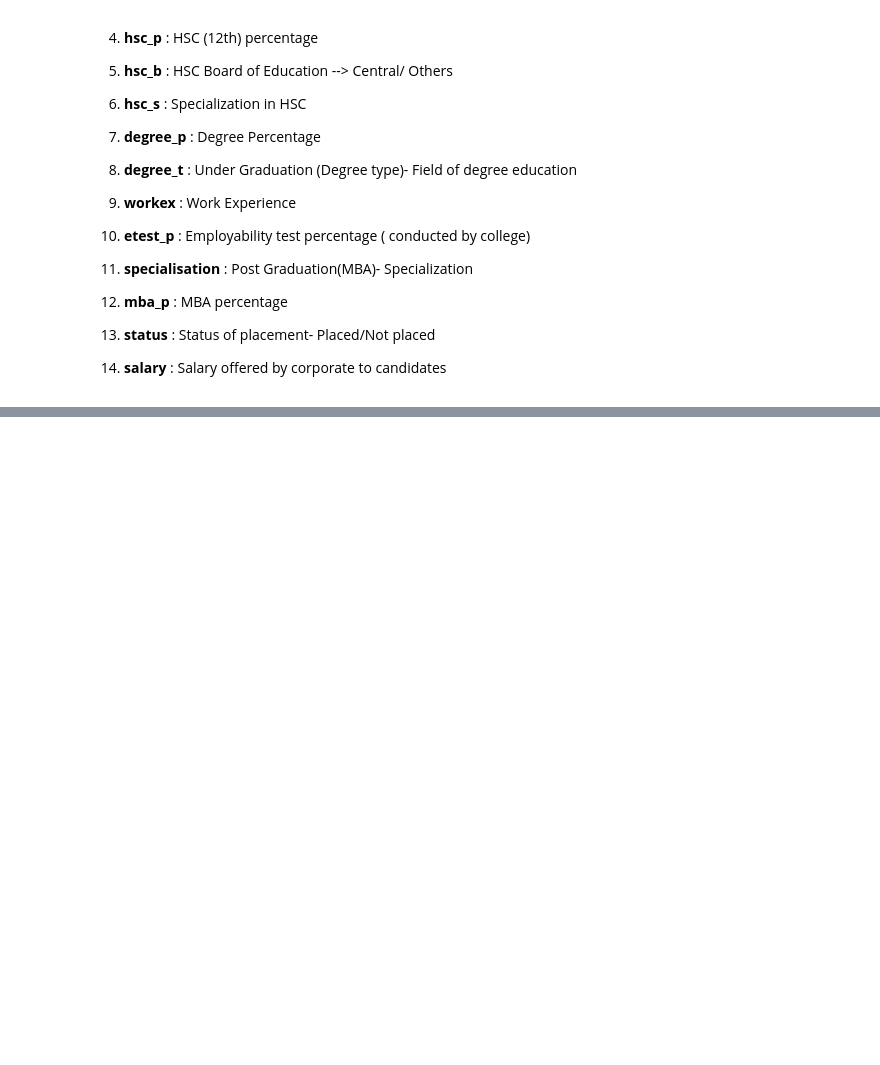
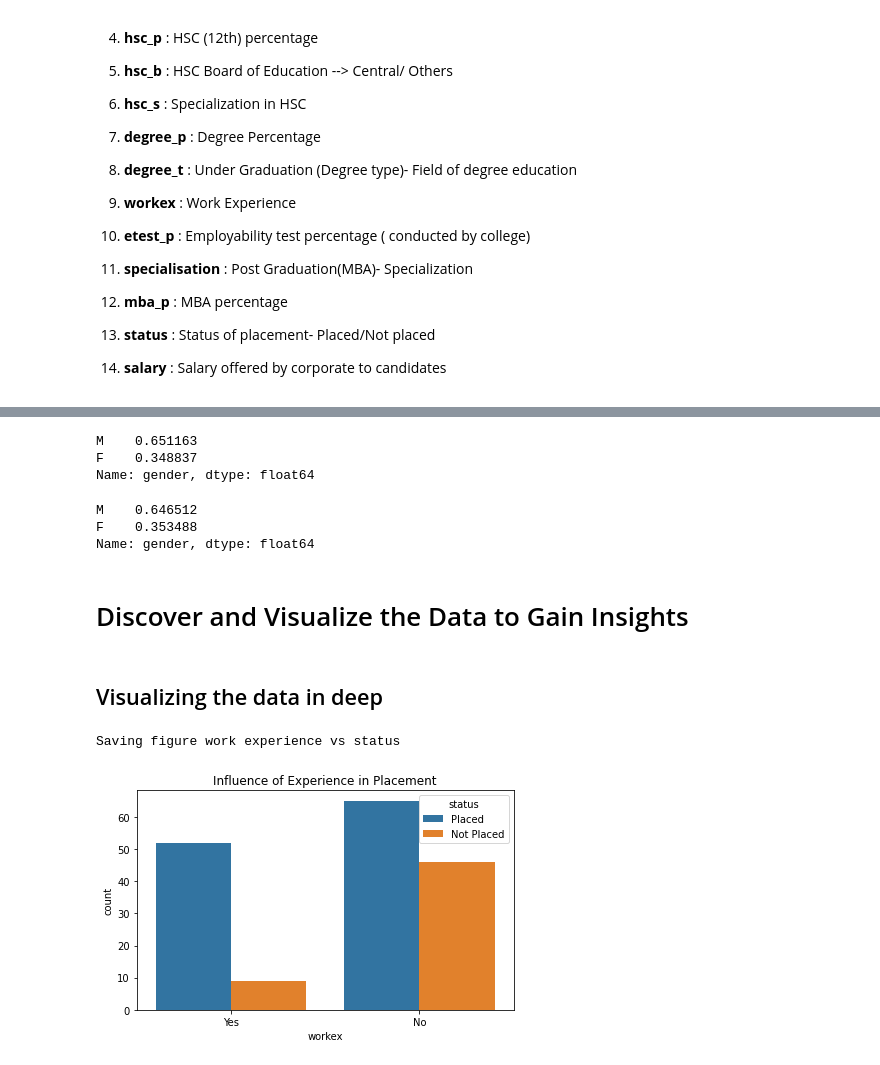
Before and after one commit to Kirushikesh/Campus_Recruitment_Prediction, a Jupyter notebook: CR_Machine_Learning.ipynb, the cells around one changed output, grey strips where cells are left out. Drawn from its saved outputs; the diff is of its cells as text; code cells hidden in the pictures; blank space fills up the shorter version.

```diff
--- a/CR_Machine_Learning.ipynb
+++ b/CR_Machine_Learning.ipynb
@@ -778,0 +194,35 @@ Using **SHAP** explains how each feature impacts the output of the model
+# %%
+#Stratified sampling can also be done using sklearn train_test_split using the parameter stratify
+from sklearn.model_selection import StratifiedShuffleSplit
+
+split = StratifiedShuffleSplit(n_splits=1, test_size=0.2, random_state=42)
+for train_index, test_index in split.split(recruitment, recruitment["gender"]):
+    strat_train_set = recruitment.loc[train_index]
+    strat_test_set = recruitment.loc[test_index]
+# %%
+strat_test_set["gender"].value_counts() / len(strat_test_set)
+# %% [output]
+M    0.651163
+F    0.348837
+Name: gender, dtype: float64
+# %%
+recruitment['gender'].value_counts() / len(recruitment)
+# %% [output]
+M    0.646512
+F    0.353488
+Name: gender, dtype: float64
+# %% [markdown]
+# Discover and Visualize the Data to Gain Insights
+# %%
+recruitment = strat_train_set.copy()
+# %% [markdown]
+## Visualizing the data in deep
+# %%
+import seaborn as sns
+
+sns.countplot(x = 'workex',hue = "status",data = recruitment).set(title='Influence of Experience in Placement')
+save_fig("work experience vs status")
+plt.show()
+# %% [output]
+Saving figure work experience vs status
+[figure, added]
```
Also changed, not shown: parts of 274 cells of this notebook.
